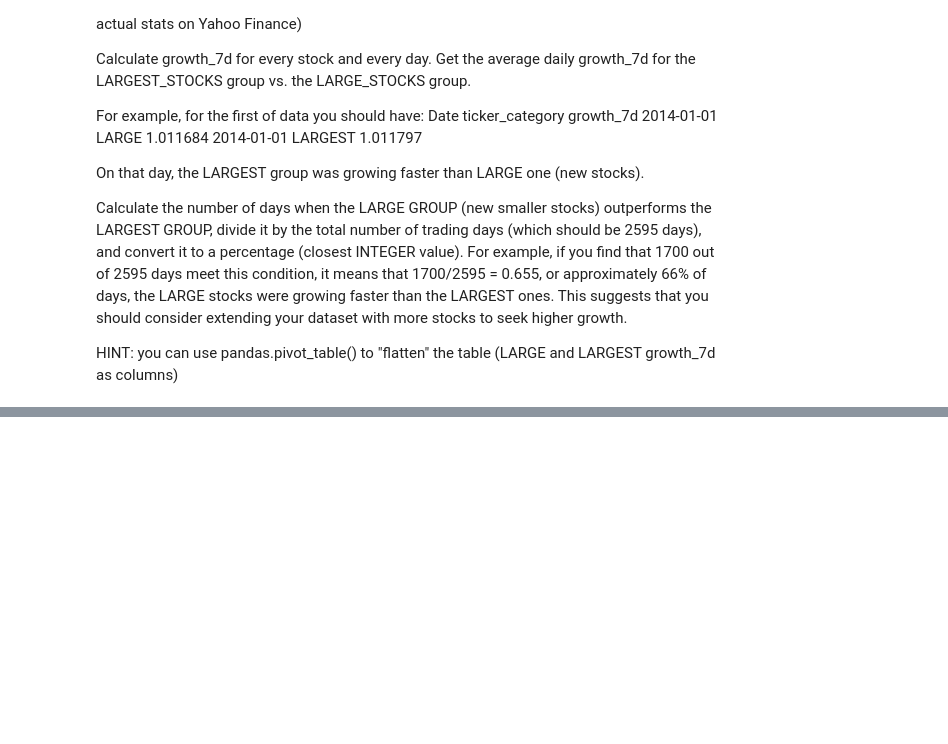
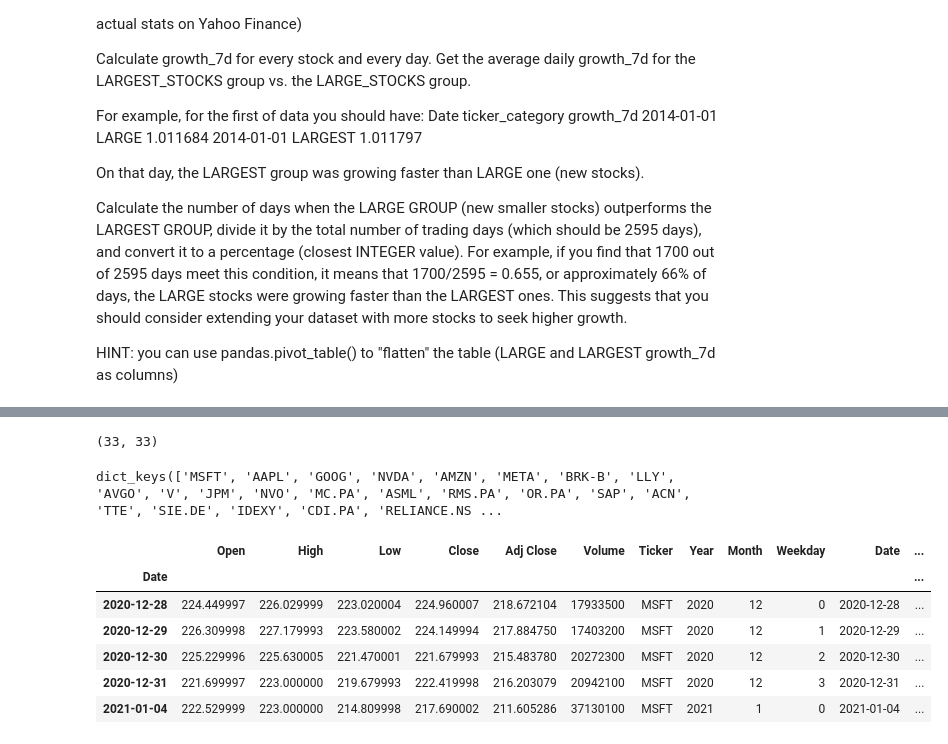
Before and after one commit to RuiFSP/stock-markets-analytics-zoomcamp, a Jupyter notebook: 02-dataframe-analysis/homework2.ipynb, the cells around one changed output, grey strips where cells are left out. Drawn from its saved outputs; the diff is of its cells as text; code cells hidden in the pictures; blank space fills up the shorter version.

Commit message:
saving my progress with stocks

```diff
--- a/02-dataframe-analysis/homework2.ipynb
+++ b/02-dataframe-analysis/homework2.ipynb
@@ -611,0 +630,38 @@ HINT: you can use pandas.pivot_table() to "flatten" the table (LARGE and LARGEST
+# %%
+#OHLCV stats for 33 stocks for 10 full years of data (2014-01-01 to 2023-12-31). You'll need to download slightly more data (7 periods before 2014-01-01
+#to calculate the growth_7d for the first 6 days correctly)
+def get_stock_data(symbols, start_date, end_date):
+    stock_data = {}
+
+    # loop through the symbols
+    for symbol in symbols:
+        try:
+            # get the data
+            stock_data[symbol] = yf.download(symbol, start=start_date, end=end_date)
+
+            # create a ticker columns
+            stock_data[symbol]['Ticker'] = symbol
+            #create a year columns
+            stock_data[symbol]['Year'] = stock_data[symbol].index.year
+            #create a month columns
+            stock_data[symbol]['Month'] = stock_data[symbol].index.month
+            #create a weekday columns
+            stock_data[symbol]['Weekday'] = stock_data[symbol].index.weekday
+            #create a date columns
+            stock_data[symbol]['Date'] = stock_data[symbol].index.date
+            # You can generate 30 additional columns: growth_future_1d ... growth_future_30d,
+            # join that with the table of min_dates (first day when each stock has data on Yahoo Finance),
+            # and perform vector operations on the resulting dataset.
+            stock_data[symbol][f'growth_future_7d'] = stock_data[symbol]['Adj Close']/stock_data[symbol]['Adj Close'].shift(7)
+
+
+        except Exception as e:
+            # if you cannot find it, print
+            print(f"Could not find {symbol}")
+            # save if that symbol in a list_of_symbols_that_do_not_exist
+
+    return stock_data
+
+# 2014-01-01 to 2023-12-31
+stock_largest_stocks = get_stock_data(LARGEST_STOCKS, '2020-12-25', '2023-12-31')
+stock_large_stocks = get_stock_data(LARGE_STOCKS, '2020-12-25', '2023-12-31')
@@ -611,0 +686,18 @@ HINT: you can use pandas.pivot_table() to "flatten" the table (LARGE and LARGEST
+# %%
+len(stock_largest_stocks.keys()), len(stock_large_stocks.keys())
+# %% [output]
+(33, 33)
+# %%
+stock_largest_stocks.keys()
+# %% [output]
+dict_keys(['MSFT', 'AAPL', 'GOOG', 'NVDA', 'AMZN', 'META', 'BRK-B', 'LLY', 'AVGO', 'V', 'JPM', 'NVO', 'MC.PA', 'ASML', 'RMS.PA', 'OR.PA', 'SAP', 'ACN', 'TTE', 'SIE.DE', 'IDEXY', 'CDI.PA', 'RELIANCE.NS ...
+# %%
+stock_largest_stocks['MSFT'].head()
+# %% [output]
+|  | Open | High | Low | Close | Adj Close | Volume | Ticker | Year | Month | Weekday | Date | ... |
+| Date |  |  |  |  |  |  |  |  |  |  |  | ... |
+| 2020-12-28 | 224.449997 | 226.029999 | 223.020004 | 224.960007 | 218.672104 | 17933500 | MSFT | 2020 | 12 | 0 | 2020-12-28 | ... |
+| 2020-12-29 | 226.309998 | 227.179993 | 223.580002 | 224.149994 | 217.884750 | 17403200 | MSFT | 2020 | 12 | 1 | 2020-12-29 | ... |
+| 2020-12-30 | 225.229996 | 225.630005 | 221.470001 | 221.679993 | 215.483780 | 20272300 | MSFT | 2020 | 12 | 2 | 2020-12-30 | ... |
+| 2020-12-31 | 221.699997 | 223.000000 | 219.679993 | 222.419998 | 216.203079 | 20942100 | MSFT | 2020 | 12 | 3 | 2020-12-31 | ... |
+| 2021-01-04 | 222.529999 | 223.000000 | 214.809998 | 217.690002 | 211.605286 | 37130100 | MSFT | 2021 | 1 | 0 | 2021-01-04 | ... |
```
Also changed, not shown: parts of 3 cells of this notebook.
